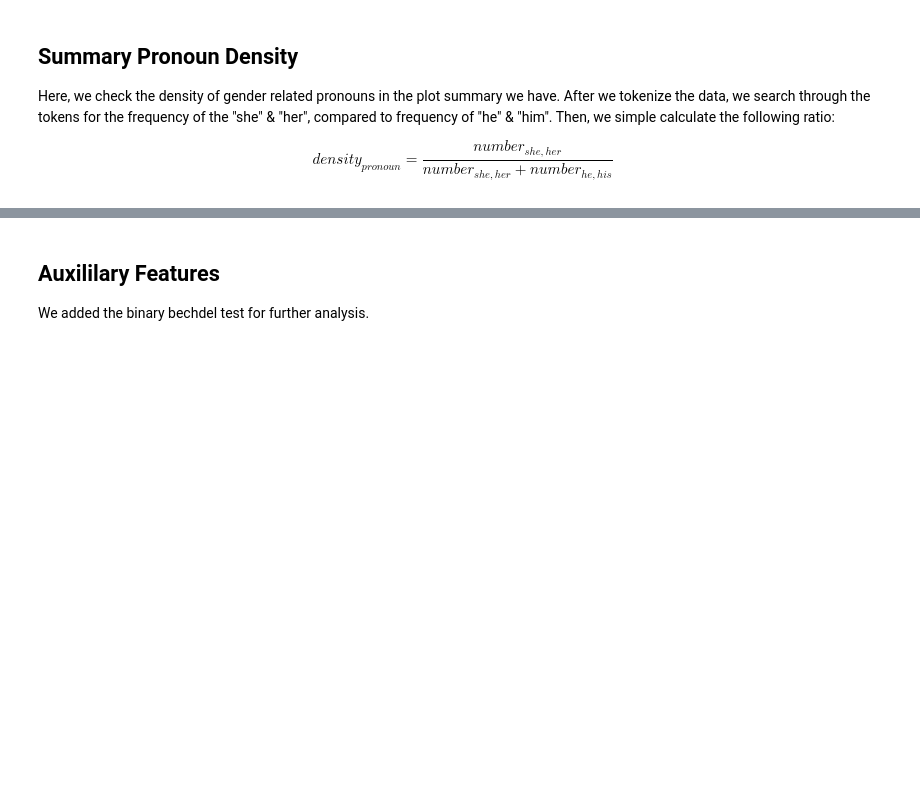
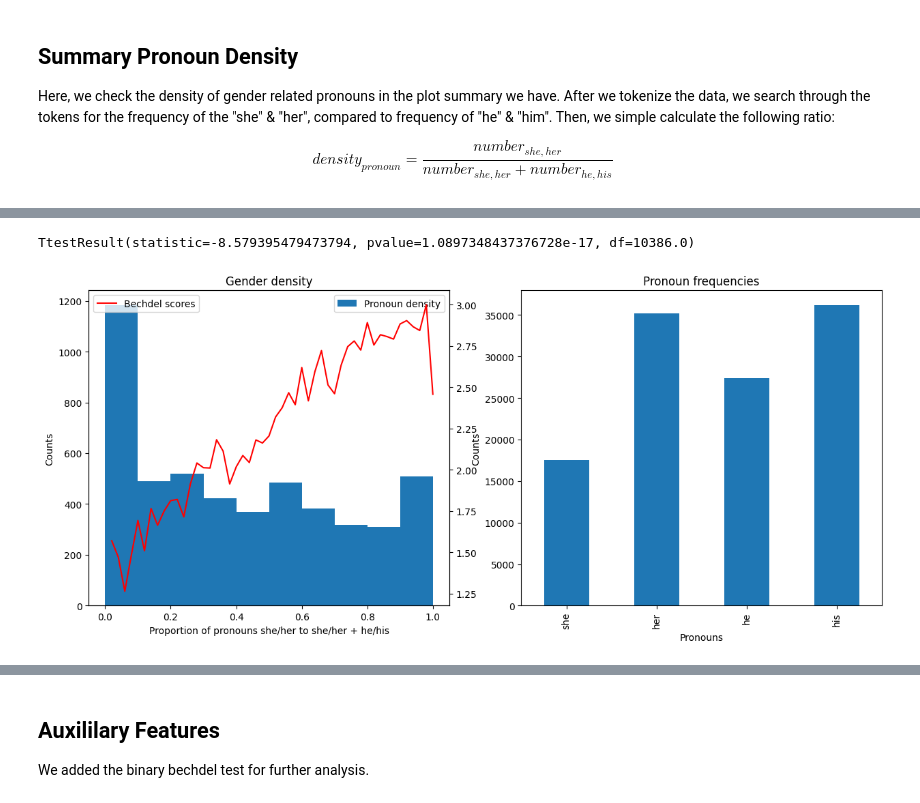
Before and after one commit to epfl-ada/ada-2023-project-pandamonium, a Jupyter notebook: dataset_expand.ipynb, the cells around one changed output, grey strips where cells are left out. Cells and saved outputs as stored; diff of their text form; code cells hidden in the pictures; blank space fills up the shorter version.

```diff
--- a/dataset_expand.ipynb
+++ b/dataset_expand.ipynb
@@ -251,5 +213,5 @@ gender_counts['female_ratio'] = gender_counts['F'] / (gender_counts['M'] + gende
 gender_counts = gender_counts.reset_index().drop(columns = ["F", "M"])
 
 # merge the gender_counts and character_metadata_bechdel
-movie_metadata_bechdel_sentiment_fcr = pd.merge(movie_metadata_bechdel_sentiment, gender_counts, on='1. Wikipedia movie ID', how="left")
+movie_metadata_bechdel_fcr = pd.merge(movie_metadata_bechdel, gender_counts, on='1. Wikipedia movie ID', how="left")
 # %%
@@ -313,0 +281,33 @@ display(movie_metadata_bechdel_sentiment_fcr_pronoun)
+# %%
+sorted_genders = movie_metadata_bechdel_fcr_pronoun.sort_values('gender_density')
+bins =  np.arange(0, 1.0, 1/50)
+ind = np.digitize(sorted_genders['gender_density'], bins)
+
+bechdel_means=sorted_genders.groupby(ind)["bechdel_score"].mean()
+
+fig, ax= plt.subplots(1,2, figsize=(15,6))
+ax[0].hist(movie_metadata_bechdel_fcr_pronoun["gender_density"], label='Pronoun density')
+ax[0].set_xlabel("Proportion of pronouns she/her to she/her + he/his")
+ax[0].set_ylabel("Counts")
+ax[0].set_title("Gender density")
+ax2 = ax[0].twinx()
+ax2.plot(bechdel_means.index/50,bechdel_means, color='red', label='Bechdel scores')
+ax[0].legend()
+ax2.legend()
+
+
+genders_sum=movie_metadata_bechdel_fcr_pronoun[["she","her", "he", "his"]].sum()
+genders_sum.plot(kind='bar',ax=ax[1])
+ax[1].set_xlabel("Pronouns")
+ax[1].set_ylabel("Counts")
+ax[1].set_title("Pronoun frequencies")
+
+female_pronouns = movie_metadata_bechdel_fcr_pronoun["she"] + movie_metadata_bechdel_fcr_pronoun["her"]
+male_pronouns = movie_metadata_bechdel_fcr_pronoun["he"] + movie_metadata_bechdel_fcr_pronoun["his"]
+
+# Perform independent t-test
+gender_stats = stats.ttest_ind(female_pronouns, male_pronouns)
+print(gender_stats)
+# %% [output]
+TtestResult(statistic=-8.579395479473794, pvalue=1.0897348437376728e-17, df=10386.0)
+[figure, added]
```
Also changed, not shown: parts of 24 cells of this notebook.
